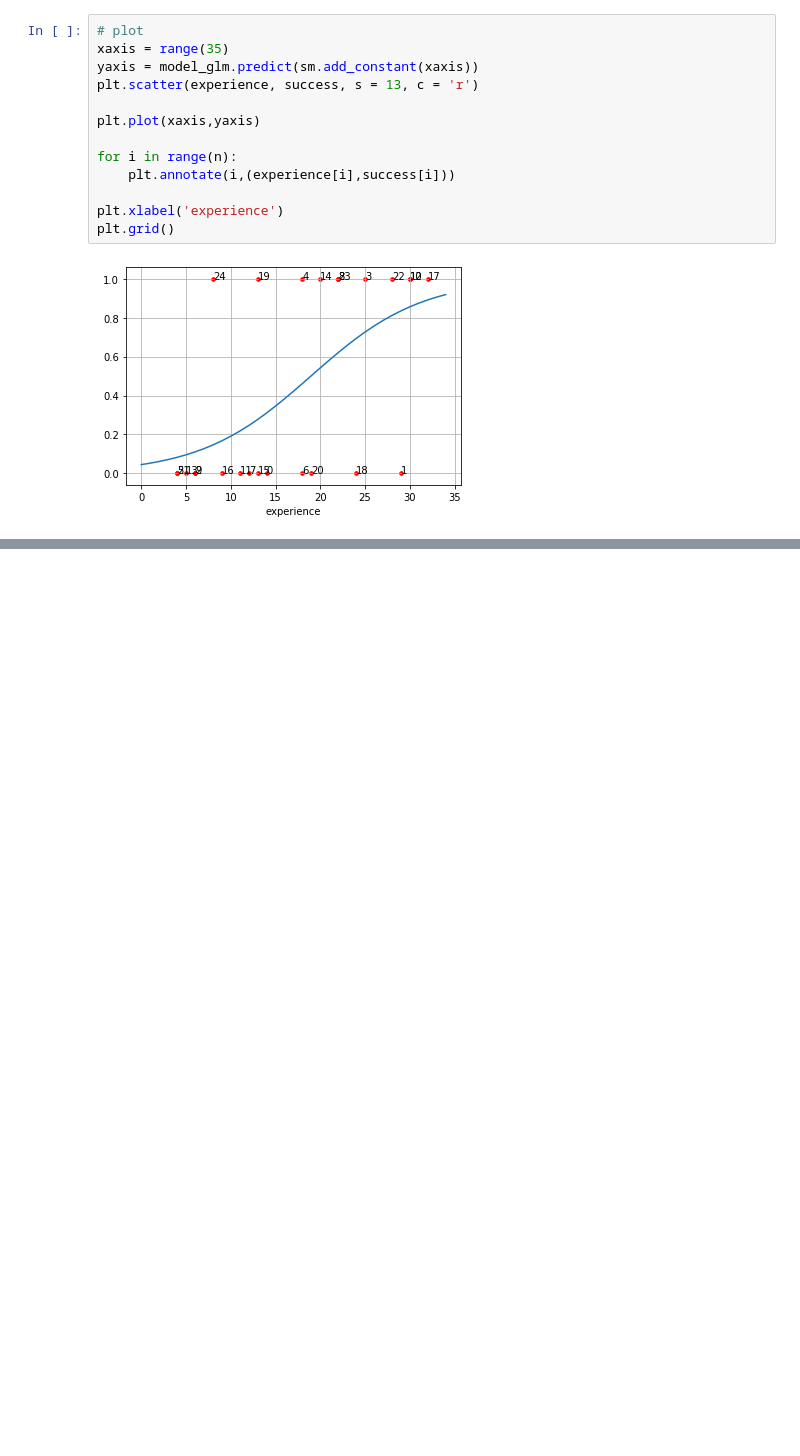
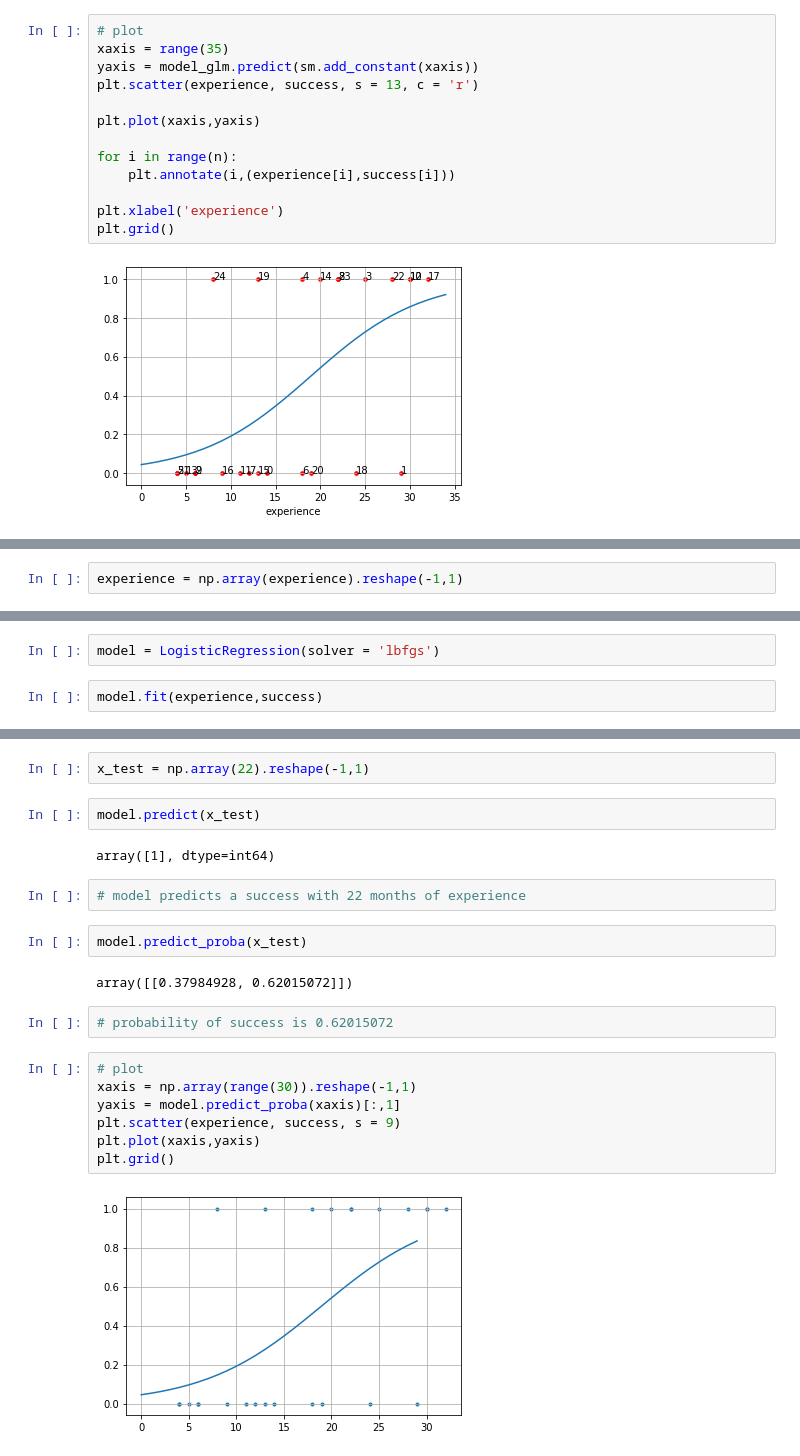
Before and after one commit to adazxx/NOTES, a Jupyter notebook: Wk6_task_ClassDemo.ipynb, the cells around one changed output, grey strips where cells are left out. Cells and saved outputs as stored; diff of their text form; blank space fills up the shorter version.

```diff
--- a/Wk6_task_ClassDemo.ipynb
+++ b/Wk6_task_ClassDemo.ipynb
@@ -256,0 +345,2 @@ plt.grid()
+# %%
+experience = np.array(experience).reshape(-1,1)
@@ -256,0 +351,4 @@ plt.grid()
+# %%
+model = LogisticRegression(solver = 'lbfgs')
+# %%
+model.fit(experience,success)
@@ -256,0 +374,23 @@ plt.grid()
+# %%
+x_test = np.array(22).reshape(-1,1)
+# %%
+model.predict(x_test)
+# %% [output]
+array([1], dtype=int64)
+# %%
+# model predicts a success with 22 months of experience
+# %%
+model.predict_proba(x_test)
+# %% [output]
+array([[0.37984928, 0.62015072]])
+# %%
+# probability of success is 0.62015072
+# %%
+# plot
+xaxis = np.array(range(30)).reshape(-1,1)
+yaxis = model.predict_proba(xaxis)[:,1]
+plt.scatter(experience, success, s = 9)
+plt.plot(xaxis,yaxis)
+plt.grid()
+# %% [output]
+[figure, added]
```
Also changed, not shown: parts of 43 cells of this notebook.
